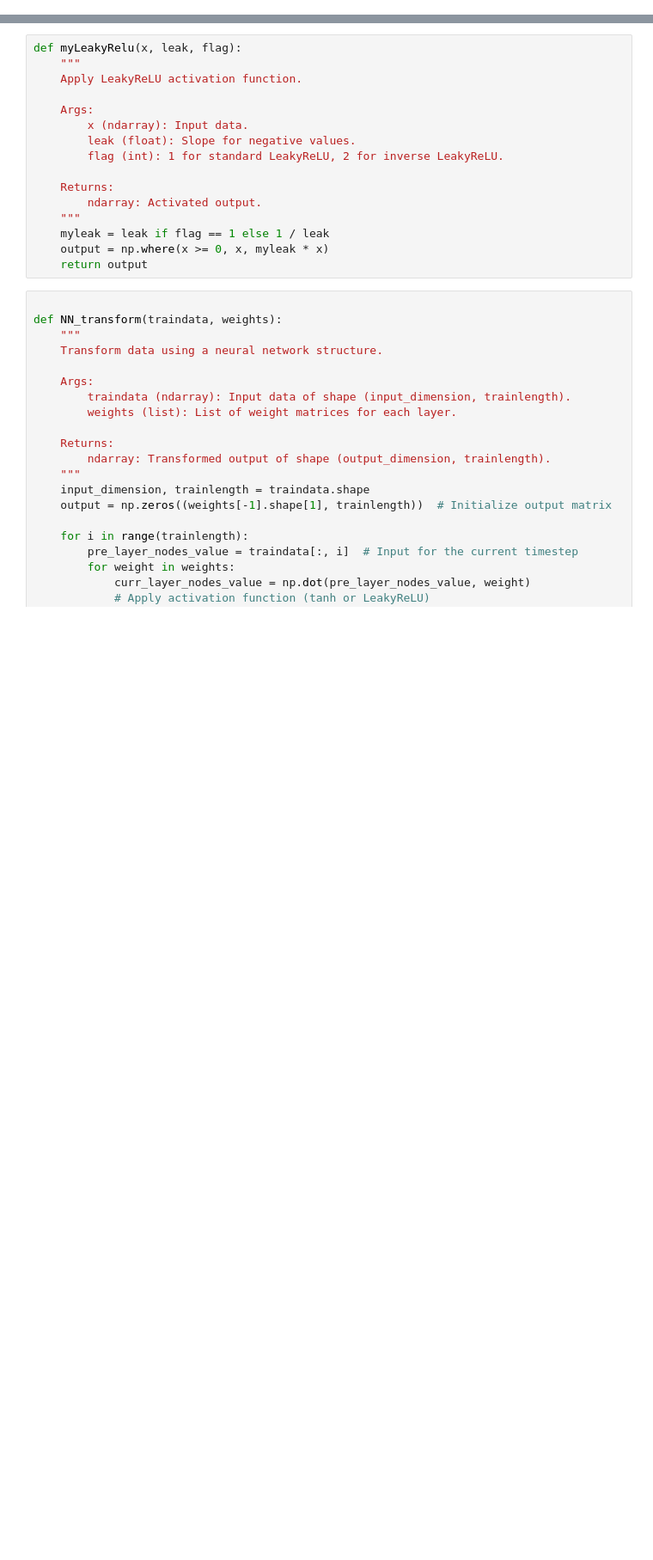
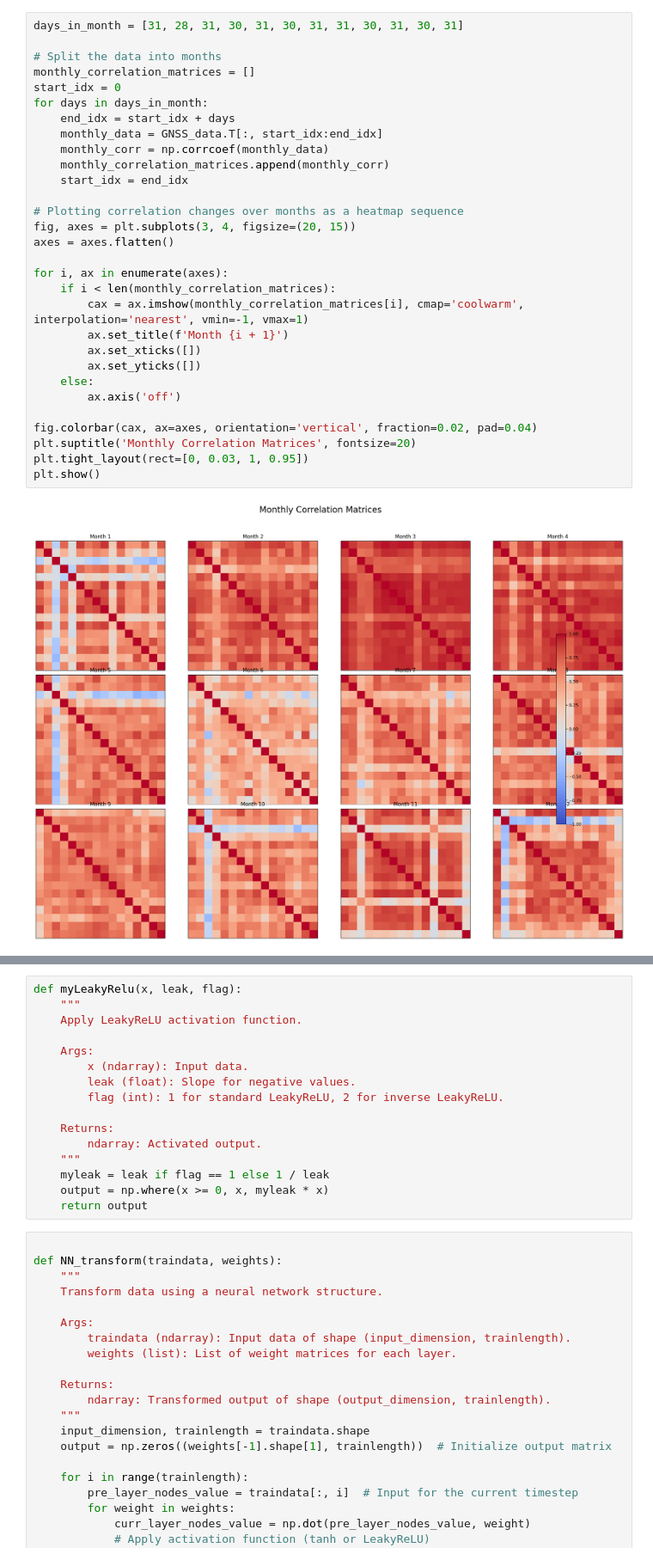
Before and after one commit to lhhhappy/Earthquake_predictor, a Jupyter notebook: reference_project/RSIT/RSIT.ipynb, the cells around one changed output, grey strips where cells are left out. Shown at 86% size. Cells and saved outputs as stored; diff of their text form; blank space fills up the shorter version.

```diff
--- a/reference_project/RSIT/RSIT.ipynb
+++ b/reference_project/RSIT/RSIT.ipynb
@@ -8,0 +28,32 @@ print(earthquake_data.shape)
+# %%
+days_in_month = [31, 28, 31, 30, 31, 30, 31, 31, 30, 31, 30, 31]
+
+# Split the data into months
+monthly_correlation_matrices = []
+start_idx = 0
+for days in days_in_month:
+    end_idx = start_idx + days
+    monthly_data = GNSS_data.T[:, start_idx:end_idx]
+    monthly_corr = np.corrcoef(monthly_data)
+    monthly_correlation_matrices.append(monthly_corr)
+    start_idx = end_idx
+
+# Plotting correlation changes over months as a heatmap sequence
+fig, axes = plt.subplots(3, 4, figsize=(20, 15))
+axes = axes.flatten()
+
+for i, ax in enumerate(axes):
+    if i < len(monthly_correlation_matrices):
+        cax = ax.imshow(monthly_correlation_matrices[i], cmap='coolwarm', interpolation='nearest', vmin=-1, vmax=1)
+        ax.set_title(f'Month {i + 1}')
+        ax.set_xticks([])
+        ax.set_yticks([])
+    else:
+        ax.axis('off')
+
+fig.colorbar(cax, ax=axes, orientation='vertical', fraction=0.02, pad=0.04)
+plt.suptitle('Monthly Correlation Matrices', fontsize=20)
+plt.tight_layout(rect=[0, 0.03, 1, 0.95])
+plt.show()
+# %% [output]
+[figure, added]
```
Also changed, not shown: parts of 10 cells of this notebook, 1 other file.
